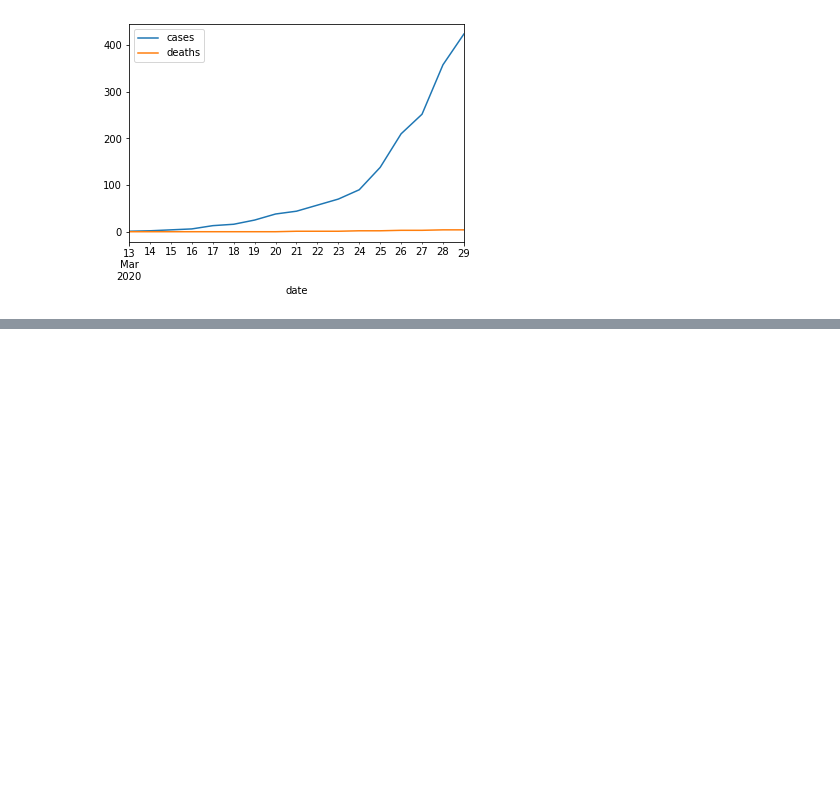
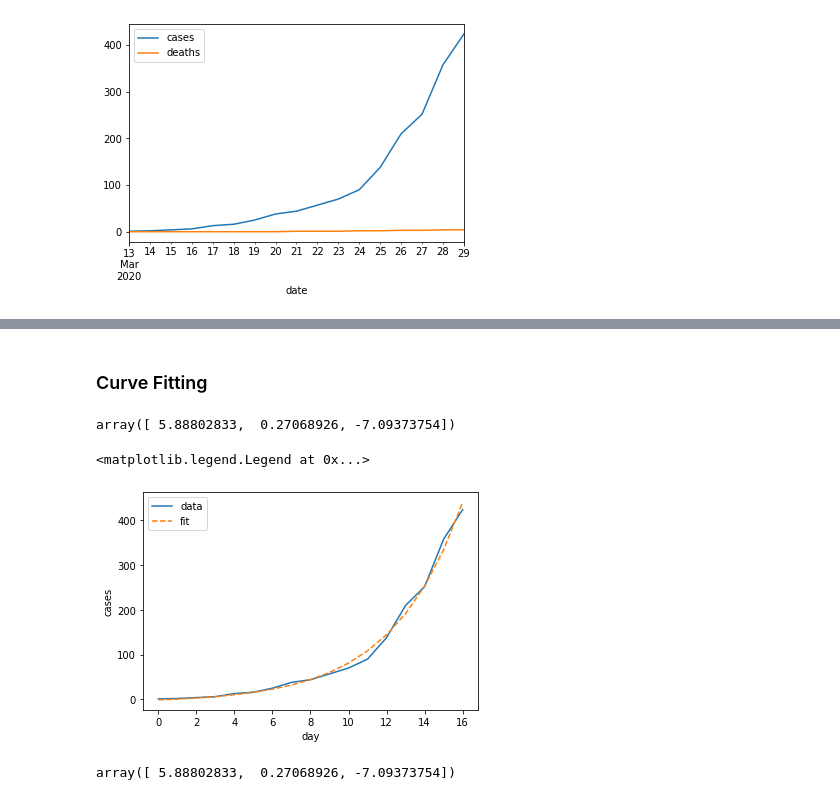
Before and after one commit to sawyerap/PythonDataViz, a Jupyter notebook: nyt_data.ipynb, the cells around one changed output, grey strips where cells are left out. Saved outputs shown, nothing was run; the diff lists cells and outputs as text; code cells hidden in the pictures; blank space fills up the shorter version.

Commit message:
Update nyt_data.ipynb
Added curve fitting and prediction.

```diff
--- a/nyt_data.ipynb
+++ b/nyt_data.ipynb
@@ -46,0 +89,2 @@ ax = near_pgh_summary.plot()
+# %% [markdown]
+### Curve Fitting
@@ -46,0 +93,28 @@ ax = near_pgh_summary.plot()
+# %%
+y = near_pgh_summary['cases'].values
+# %%
+x = np.arange(len(y))
+# %%
+def exponential(x, a, k, b):
+    return a*np.exp(x*k) + b
+# %%
+popt_exp, pcov_exp = curve_fit(exponential, x, y, p0=[0.2, 0.5, 0.0])
+# %%
+popt_exp
+# %% [output]
+array([ 5.88802833,  0.27068926, -7.09373754])
+# %%
+fig = plt.figure()
+ax = fig.add_subplot(111)
+ax.plot(x,y)
+ax.plot(x,exponential(x,popt_exp[0],popt_exp[1],popt_exp[2]),'--')
+ax.set_xlabel('day')
+ax.set_ylabel('cases')
+ax.legend(['data', 'fit'])
+# %% [output]
+<matplotlib.legend.Legend at 0x...>
+[figure, added]
+# %%
+popt_exp
+# %% [output]
+array([ 5.88802833,  0.27068926, -7.09373754])
```
Also changed, not shown: parts of 3 cells of this notebook.
